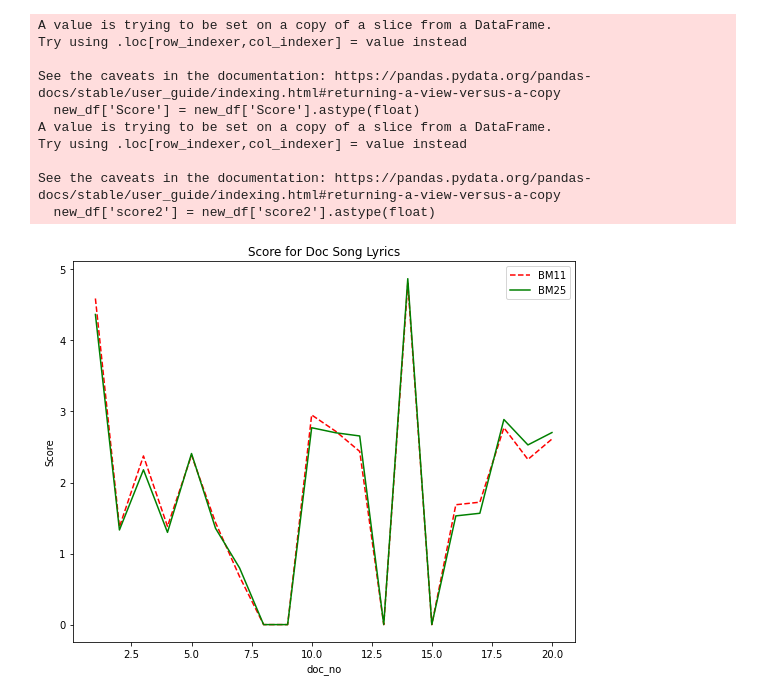
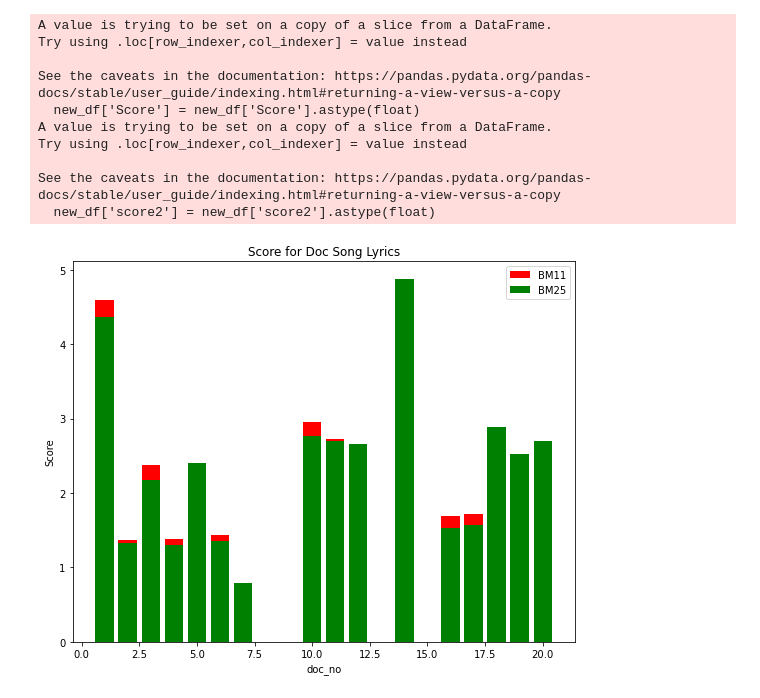
Before and after one commit to hisublime/Project-STBI, a Jupyter notebook: 02 - Code/Proyek_Dataset_TaylorSwift-BM11 VS BM25.ipynb, the cells around one changed output. Saved outputs shown, nothing was run; the diff lists cells and outputs as text; code cells hidden in the pictures.

```diff
--- a/02 - Code/Proyek_Dataset_TaylorSwift-BM11 VS BM25.ipynb
+++ b/02 - Code/Proyek_Dataset_TaylorSwift-BM11 VS BM25.ipynb
@@ -411,12 +419,12 @@ See the caveats in the documentation: https://pandas.pydata.org/pandas-docs/stab
 # %%
 import matplotlib.pyplot as plt
 fig, ax = plt.subplots(figsize=[9, 7])
-plt.plot(new_df['doc_no'], new_df['Score'], color='r', label='BM11', linestyle = 'dashed')
-plt.plot(new_df['doc_no'], new_df['score2'], color='g', label='BM25')
+plt.bar(new_df['doc_no'], new_df['Score'], color='r', label='BM11', linestyle = 'dashed')
+plt.bar(new_df['doc_no'], new_df['score2'], color='g', label='BM25')
 plt.xlabel("doc_no")
 plt.ylabel("Score")
 plt.title("Score for Doc Song Lyrics")
 plt.legend()
 plt.show()
 # %% [output]
-[figure, old version]
+[figure, new version]
```
Also changed, not shown: parts of 5 cells of this notebook, 1 other file.
